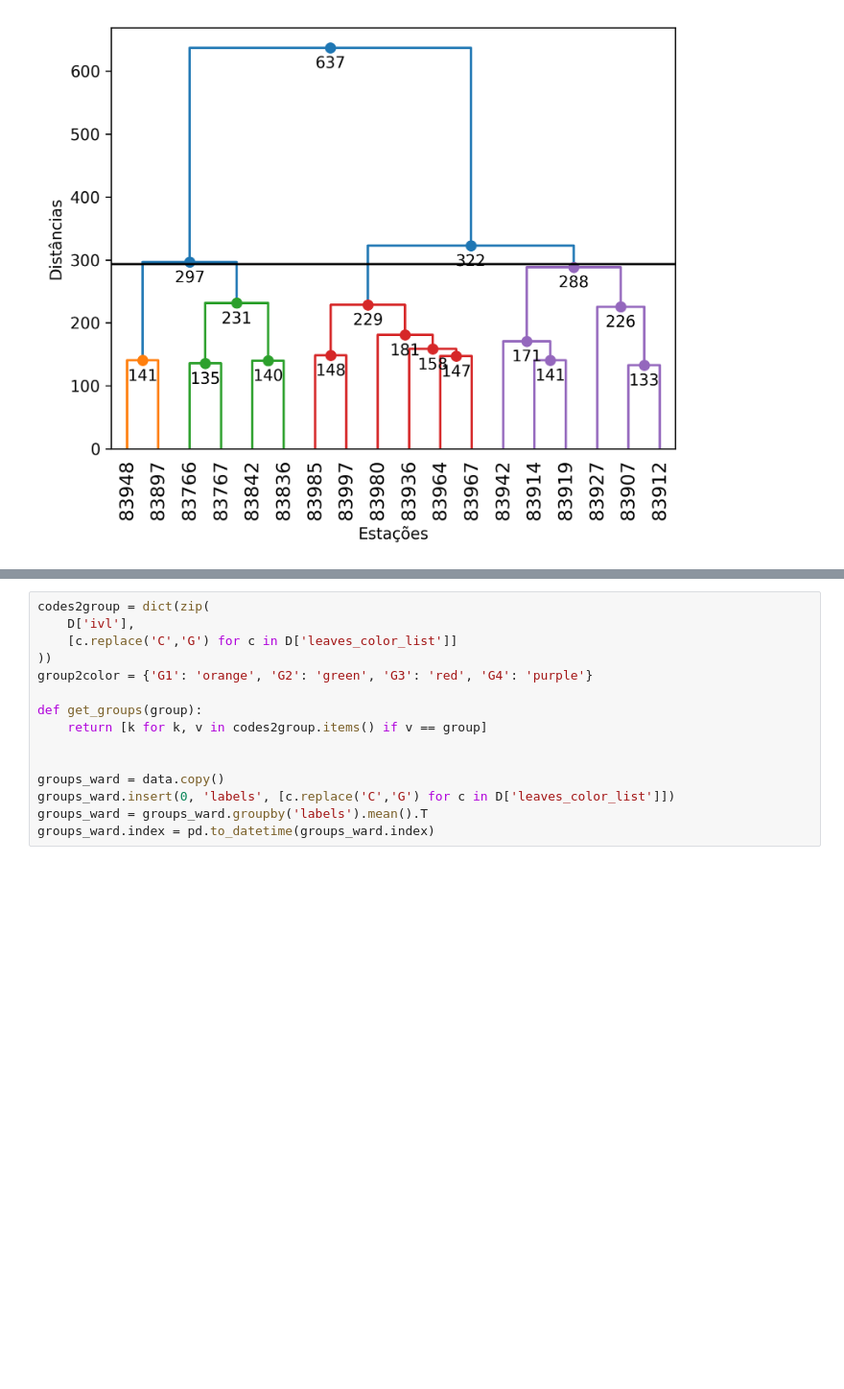
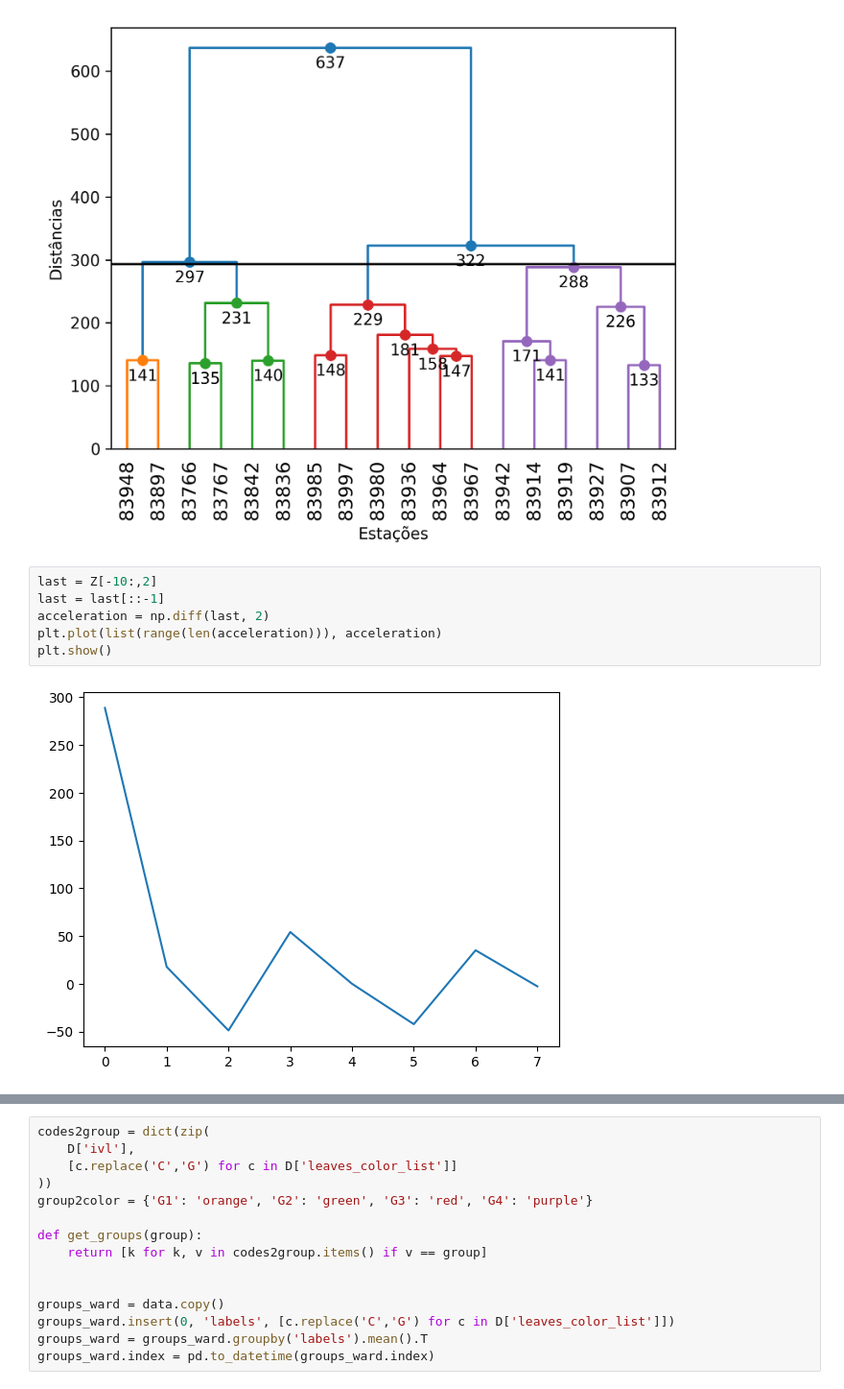
Before and after one commit to lucasdmarten/dissertacao, a Jupyter notebook: stations_parser_anomalys.ipynb, the cells around one changed output, grey strips where cells are left out. Shown at 96% size. Cells and saved outputs as stored; diff of their text form; blank space fills up the shorter version.

```diff
--- a/stations_parser_anomalys.ipynb
+++ b/stations_parser_anomalys.ipynb
@@ -304,3 +304,11 @@ plt.savefig('dendogram_ward.png')
 plt.show()
 # %% [output]
 [figure]
+# %%
+last = Z[-10:,2]
+last = last[::-1]
+acceleration = np.diff(last, 2)
+plt.plot(list(range(len(acceleration))), acceleration)
+plt.show()
+# %% [output]
+[figure, added]
```
Also changed, not shown: parts of 10 cells of this notebook, 7 other files.
